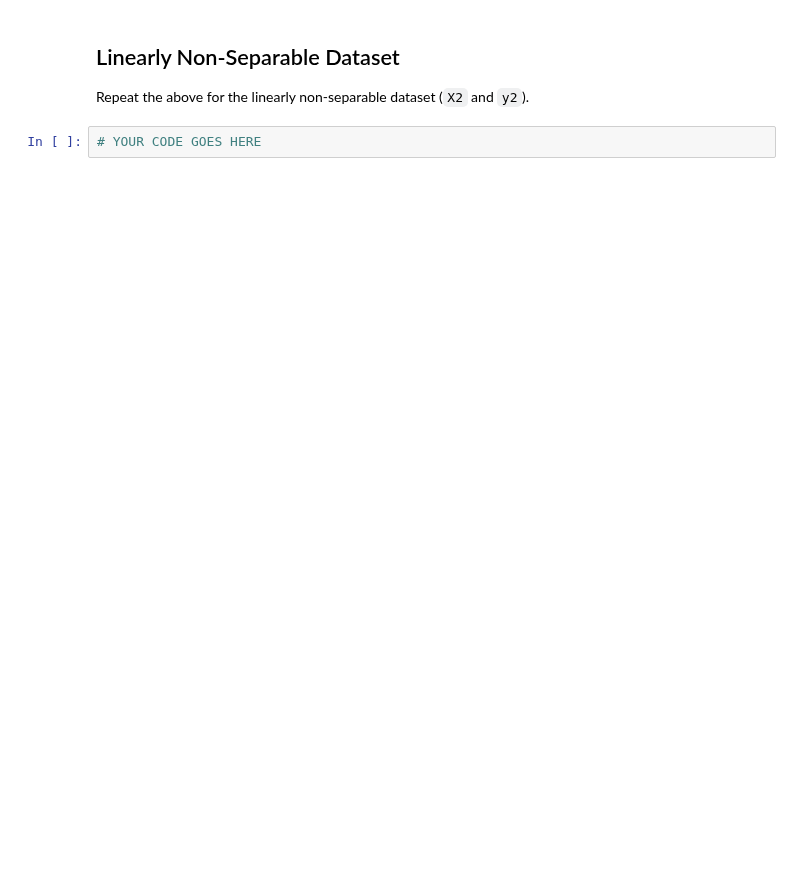
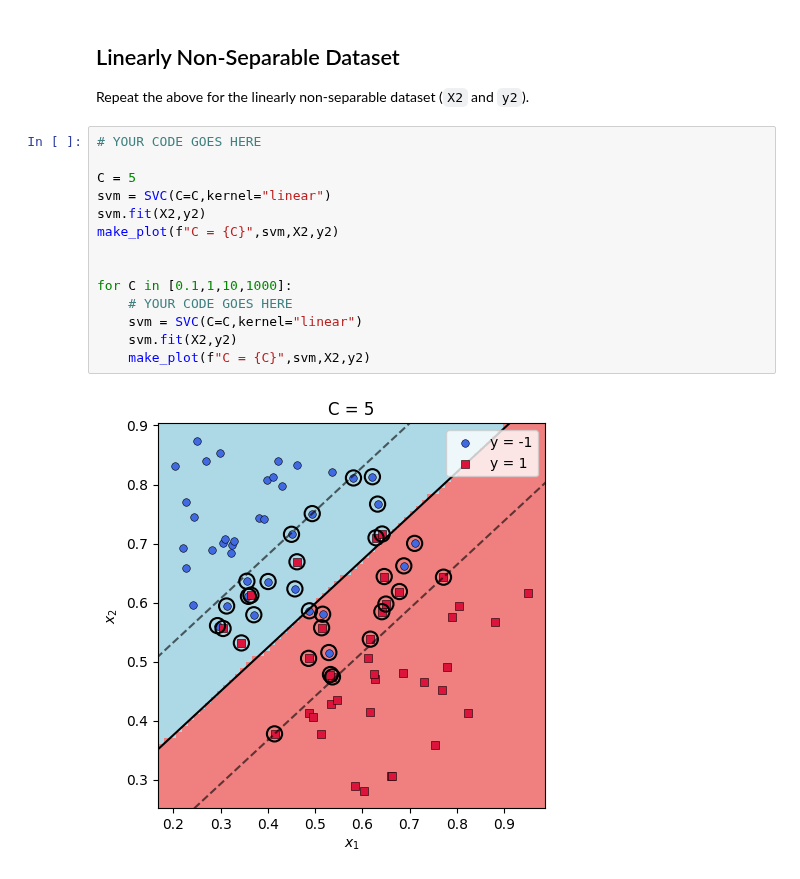
Before and after one commit to zsqu4re/ML-for-engineers, a Jupyter notebook: HW4/M4-L1-P3.ipynb, the cells around one changed output. Drawn from its saved outputs; the diff is of its cells as text; blank space fills up the shorter version.

```diff
--- a/HW4/M4-L1-P3.ipynb
+++ b/HW4/M4-L1-P3.ipynb
@@ -148,5 +157,19 @@ for C in [0.1,1,10,1000]:
 ## Linearly Non-Separable Dataset
 
 Repeat the above for the linearly non-separable dataset (`X2` and `y2`).
-# %%
-# YOUR CODE GOES HERE
+# %%
+# YOUR CODE GOES HERE
+
+C = 5
+svm = SVC(C=C,kernel="linear")
+svm.fit(X2,y2)
+make_plot(f"C = {C}",svm,X2,y2)
+
+
+for C in [0.1,1,10,1000]:
+    # YOUR CODE GOES HERE
+    svm = SVC(C=C,kernel="linear")
+    svm.fit(X2,y2)
+    make_plot(f"C = {C}",svm,X2,y2)
+# %% [output]
+[figure, added]
```
Also changed, not shown: parts of 2 cells of this notebook, 3 other files.
